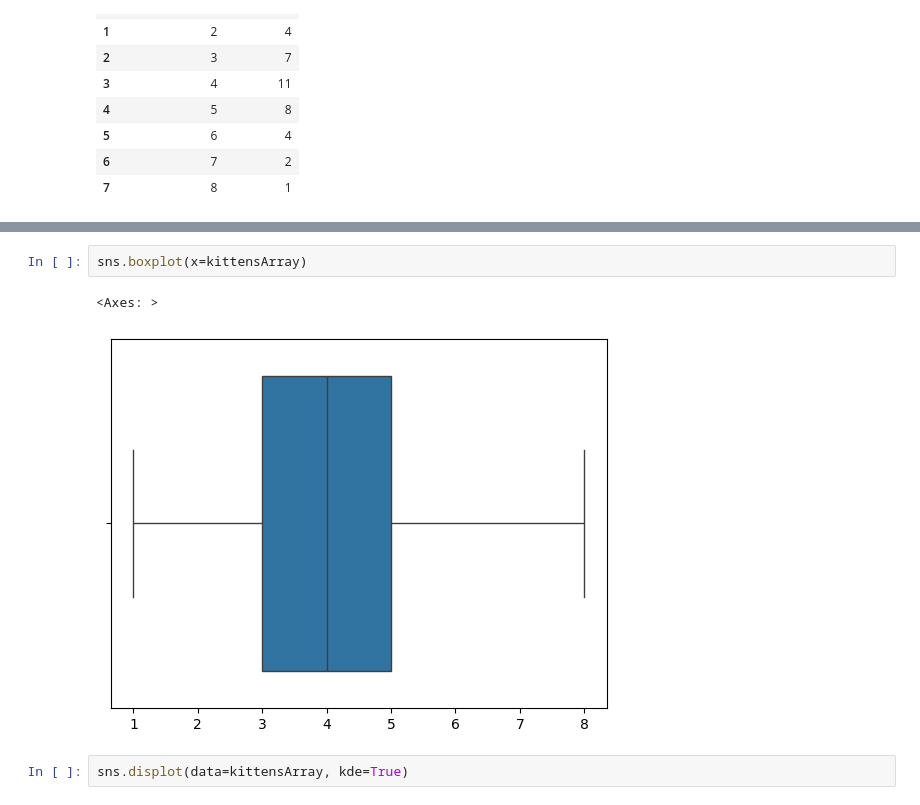
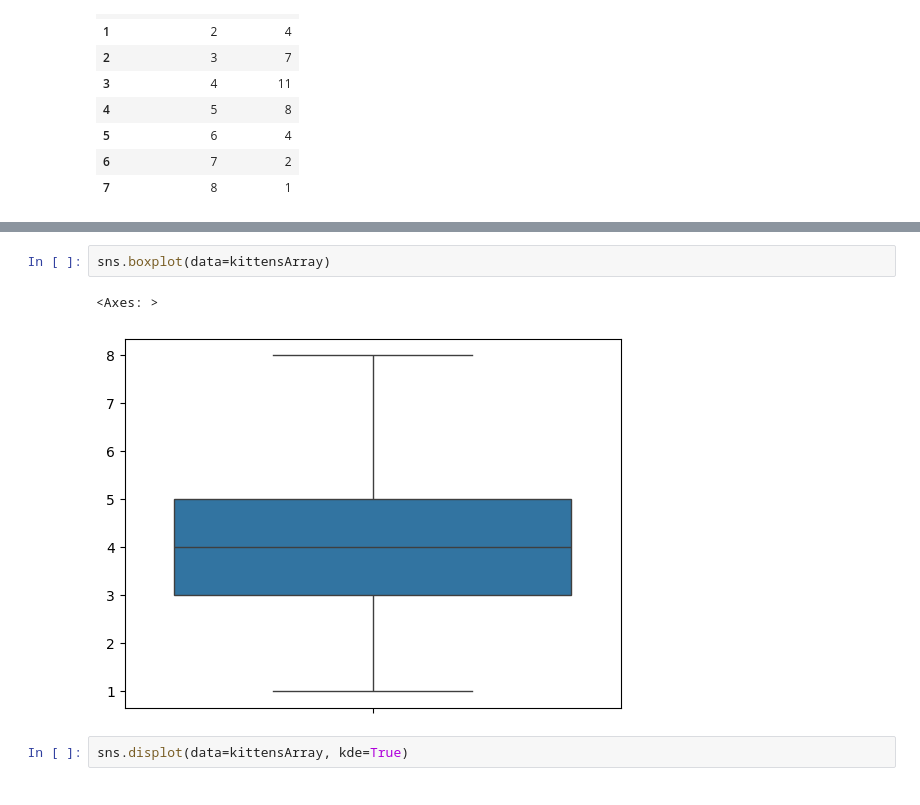
Before and after one commit to Vincent-Gielen/dsai-ex, a Jupyter notebook: 2-analysis-1-var/lab-2.03-kitten-litters.ipynb, the cells around one changed output, grey strips where cells are left out. Saved outputs shown, nothing was run; the diff lists cells and outputs as text.

```diff
--- a/2-analysis-1-var/lab-2.03-kitten-litters.ipynb
+++ b/2-analysis-1-var/lab-2.03-kitten-litters.ipynb
@@ -66,10 +66,10 @@ kittensArray
  7,
  8]
 # %%
-sns.boxplot(x=kittensArray)
+sns.boxplot(data=kittensArray)
 # %% [output]
 <Axes: >
-[figure, old version]
+[figure, new version]
 # %%
 sns.displot(data=kittensArray, kde=True)
 # %% [output]
```
Also changed, not shown: 1 other file.
